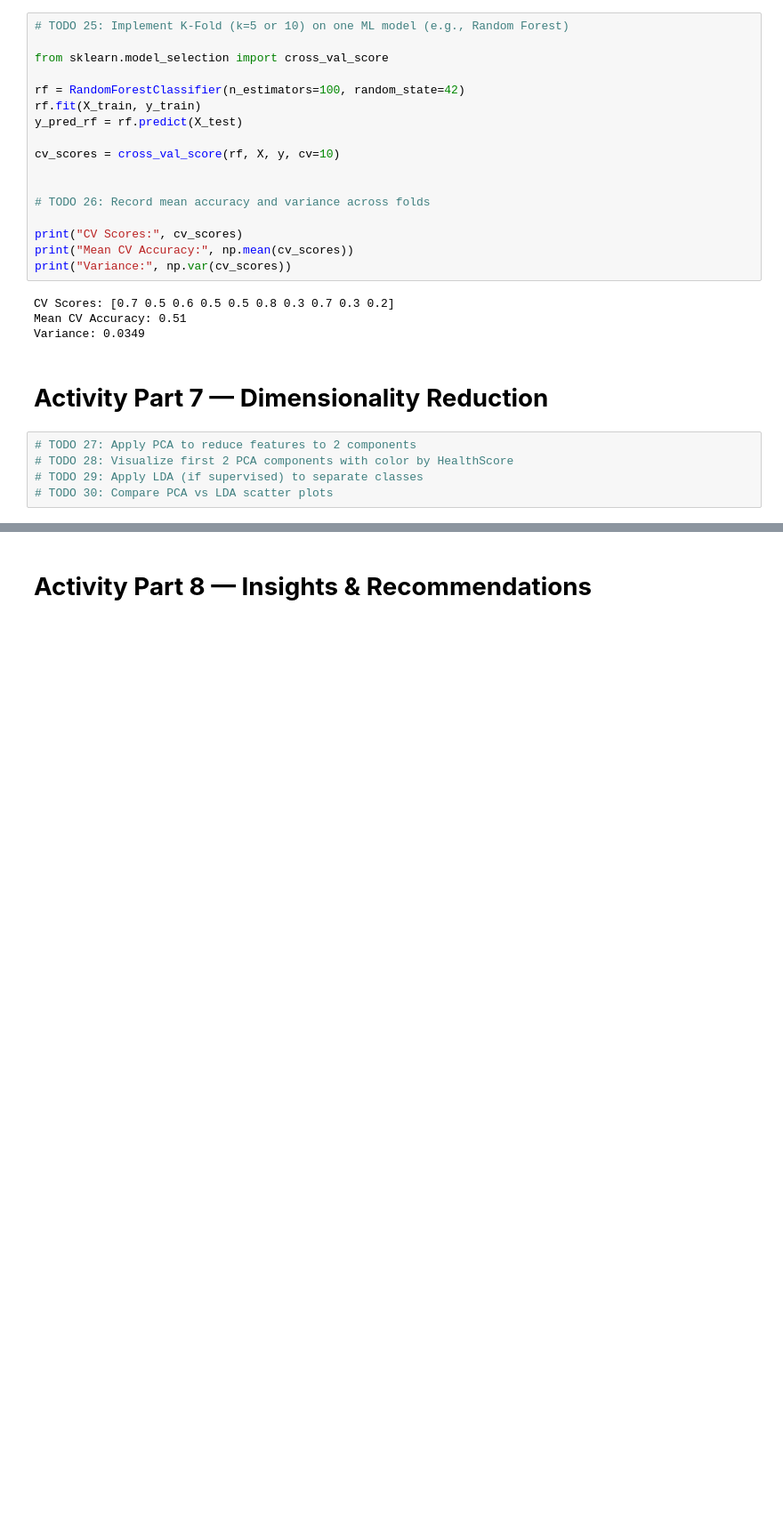
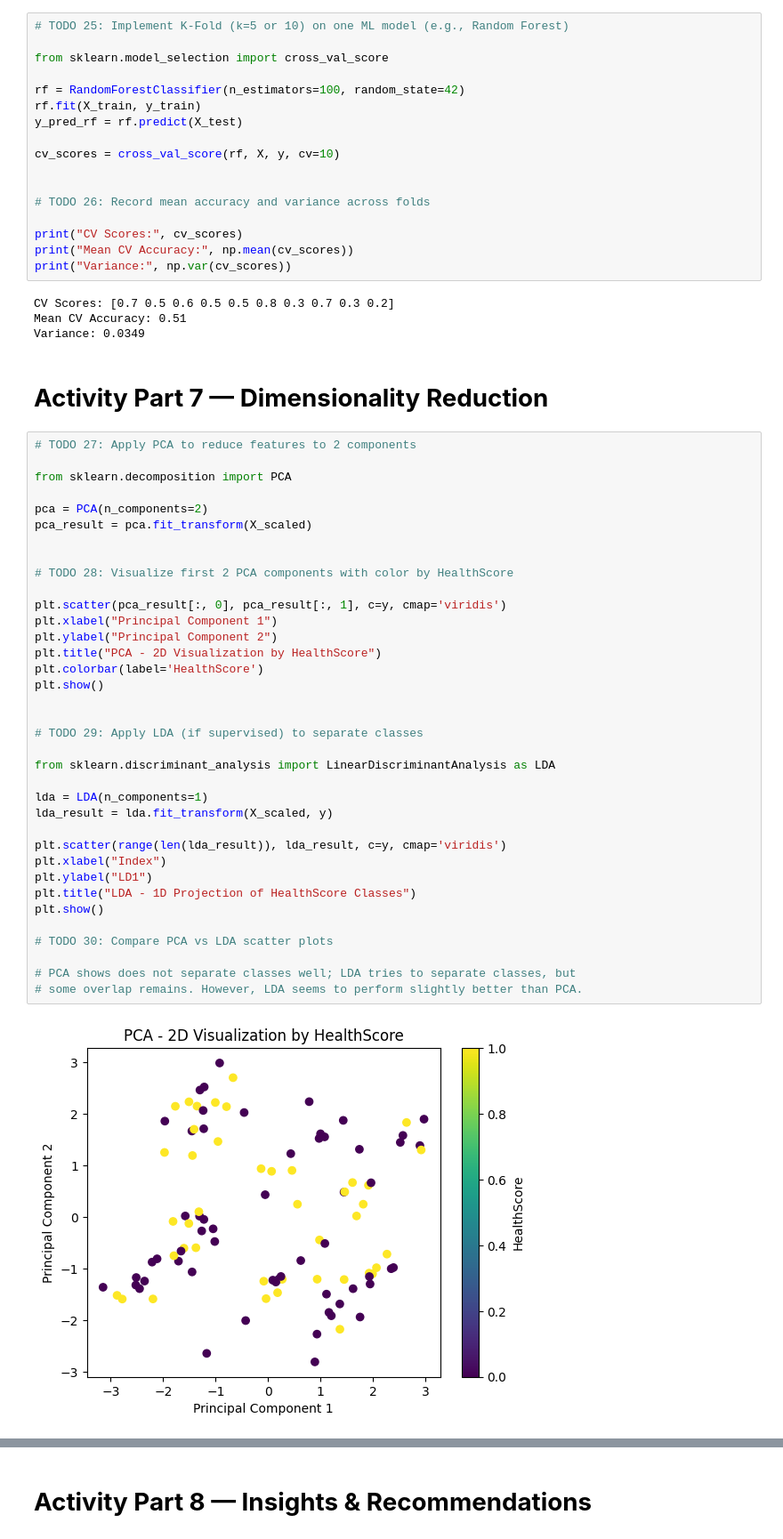
Before and after one commit to Juanandresduarte/Project-Smart-Health-Lifestyle-Prediction-System, a Jupyter notebook: MLPProject.ipynb, the cells around one changed output, grey strips where cells are left out. Shown at 89% size. Saved outputs shown, nothing was run; the diff lists cells and outputs as text; blank space fills up the shorter version.

```diff
--- a/MLPProject.ipynb
+++ b/MLPProject.ipynb
@@ -364,8 +364,41 @@ Mean CV Accuracy: 0.51
 Variance: 0.0349
 # %% [markdown]
 # **Activity Part 7 — Dimensionality Reduction**
-# %%
-# TODO 27: Apply PCA to reduce features to 2 components
-# TODO 28: Visualize first 2 PCA components with color by HealthScore
-# TODO 29: Apply LDA (if supervised) to separate classes
-# TODO 30: Compare PCA vs LDA scatter plots
+# %%
+# TODO 27: Apply PCA to reduce features to 2 components
+
+from sklearn.decomposition import PCA
+
+pca = PCA(n_components=2)
+pca_result = pca.fit_transform(X_scaled)
+
+
+# TODO 28: Visualize first 2 PCA components with color by HealthScore
+
+plt.scatter(pca_result[:, 0], pca_result[:, 1], c=y, cmap='viridis')
+plt.xlabel("Principal Component 1")
+plt.ylabel("Principal Component 2")
+plt.title("PCA - 2D Visualization by HealthScore")
+plt.colorbar(label='HealthScore')
+plt.show()
+
+
+# TODO 29: Apply LDA (if supervised) to separate classes
+
+from sklearn.discriminant_analysis import LinearDiscriminantAnalysis as LDA
+
+lda = LDA(n_components=1)
+lda_result = lda.fit_transform(X_scaled, y)
+
+plt.scatter(range(len(lda_result)), lda_result, c=y, cmap='viridis')
+plt.xlabel("Index")
+plt.ylabel("LD1")
+plt.title("LDA - 1D Projection of HealthScore Classes")
+plt.show()
+
+# TODO 30: Compare PCA vs LDA scatter plots
+
+# PCA shows does not separate classes well; LDA tries to separate classes, but
+# some overlap remains. However, LDA seems to perform slightly better than PCA.
+# %% [output]
+[figure, added]
```
Also changed, not shown: parts of 5 cells of this notebook.
